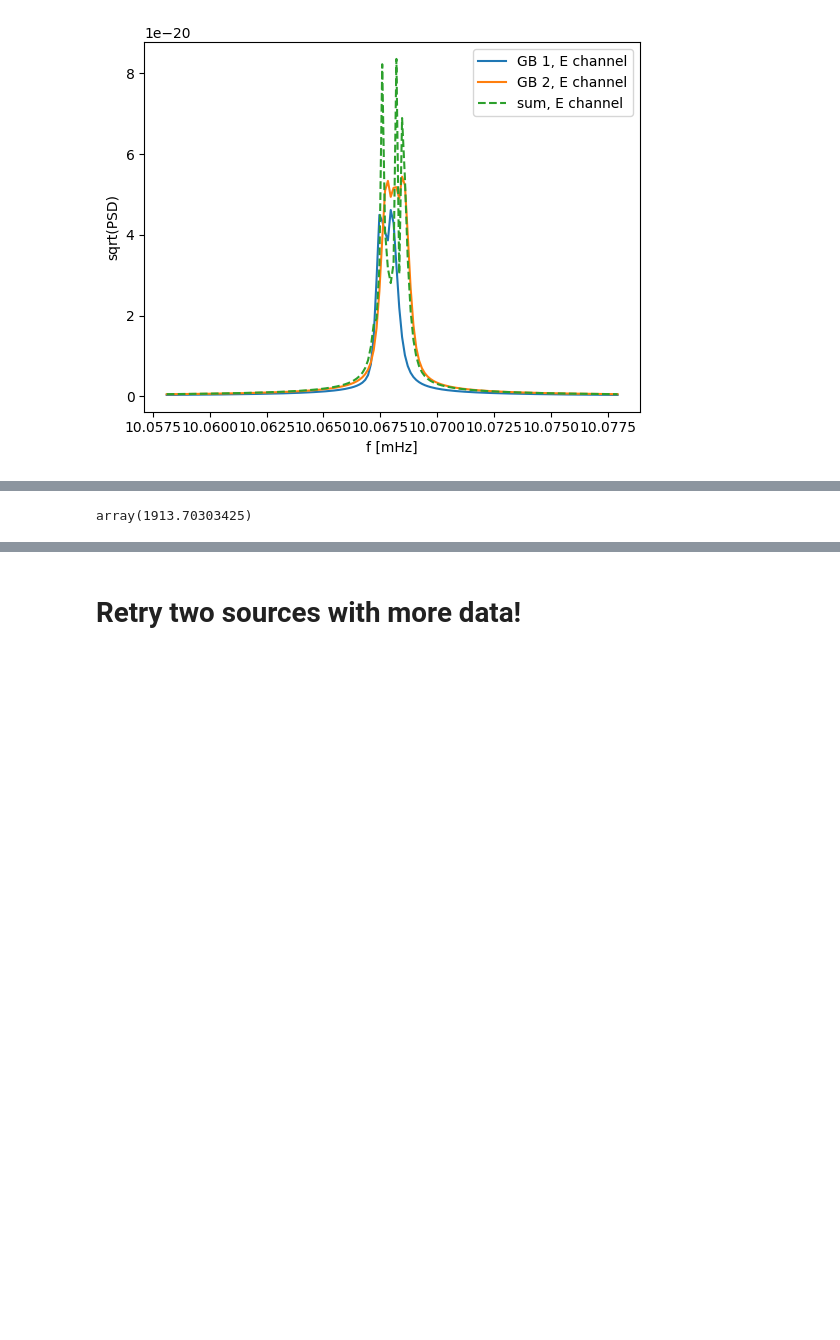
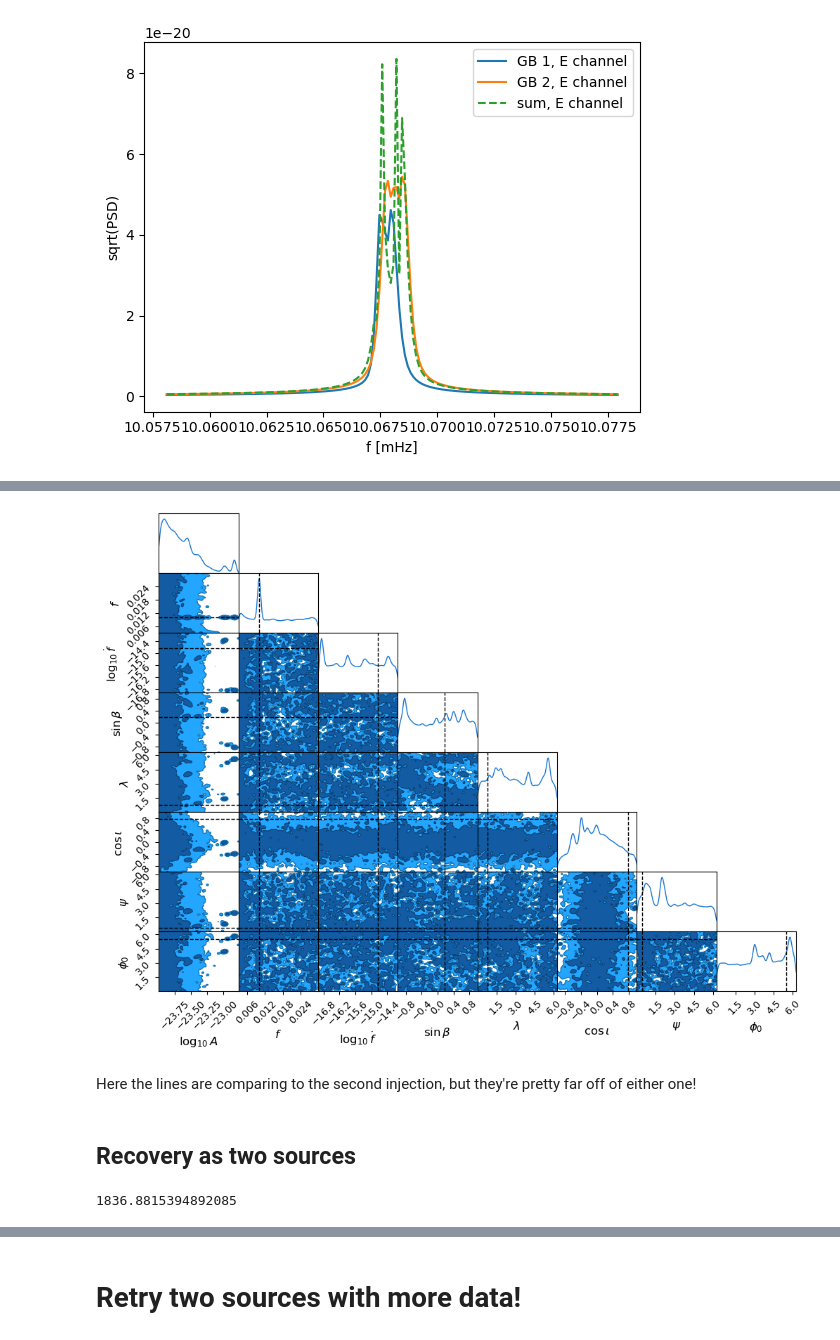
Before and after one commit to Majoburo/LISA_GWANW, a Jupyter notebook: lisa_GWANW_tutorial.ipynb, the cells around one changed output, grey strips where cells are left out. Cells and saved outputs as stored; diff of their text form; code cells hidden in the pictures; blank space fills up the shorter version.

```diff
--- a/lisa_GWANW_tutorial.ipynb
+++ b/lisa_GWANW_tutorial.ipynb
@@ -450,0 +538,20 @@ plt.show()
+# %%
+chains_burnt=chains[:,0,:,:].reshape(chains.shape[0]*nwalkers,ndim)
+# %%
+from chainconsumer import ChainConsumer
+c = ChainConsumer()
+labels = [r'$\log_{10} A$',
+          r'$f$',
+          r'$\log_{10} \dot{f}$',
+          r'$\sin \beta$',
+          r'$\lambda$',
+          r'$\cos \iota$',
+          r'$\psi$',
+          r'$\phi_{0}$']
+
+
+truths = inj.flatten()
+labels_final = labels
+c.add_chain(chains_burnt,parameters=labels_final)
+fig1 = c.plotter.plot(truth=truths, parameters = labels_final,figsize=(16*2/3,12*2/3))
+# %% [output]
@@ -451,3 +566,8 @@ plt.show()
+[figure, added]
+# %% [markdown]
+Here the lines are comparing to the second injection, but they're pretty far off of either one!
+# %% [markdown]
+## Recovery as two sources
 # %%
 inj2 = np.array([np.log10(src1['Amplitude']),
             src1['Frequency'],
@@ -465,9 +585,9 @@ inj2 = np.array([np.log10(src1['Amplitude']),
             np.cos(src2['Inclination']),
             src2['Polarization'],
             src2['InitialPhase']])
-likelihood(inj2.copy(),Nsrc=2,data=[data_A,data_E,data_T])
+likelihood(inj2.copy(),Nsrc=2,data=[data_A,data_E,data_T],plotIt=False)
 # %% [output]
-array(1913.70303425)
+1836.8815394892085
 # %%
 fr_my_min = 3e-3
 fr_my_max = 3e-2
```
Also changed, not shown: parts of 23 cells of this notebook.
